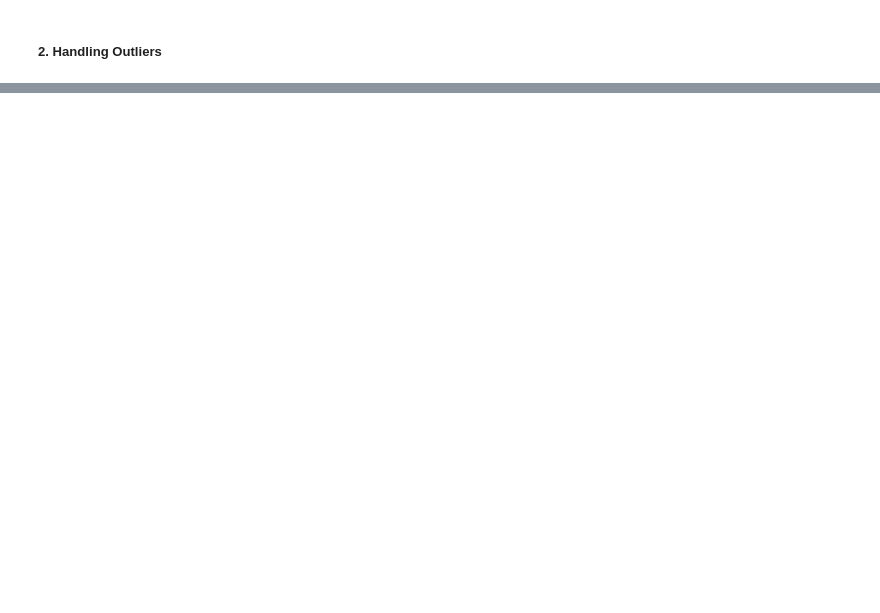
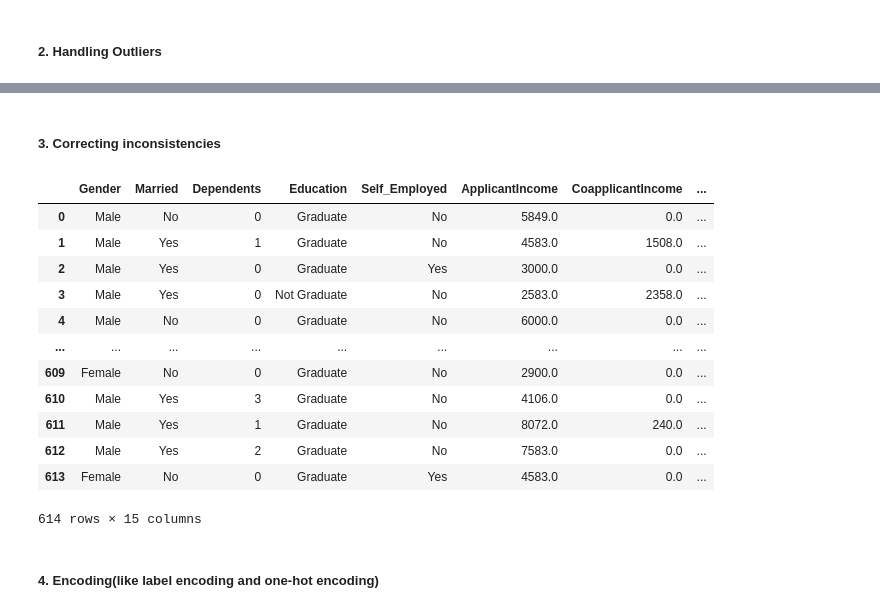
Before and after one commit to cheryvmak/Weekly_Task, a Jupyter notebook: Week_13/Day_2/task25(Prep).ipynb, the cells around one changed output, grey strips where cells are left out. Cells and saved outputs as stored; diff of their text form; code cells hidden in the pictures; blank space fills up the shorter version.

```diff
--- a/Week_13/Day_2/task25(Prep).ipynb
+++ b/Week_13/Day_2/task25(Prep).ipynb
@@ -105,0 +307,33 @@ dtype: int64
+# %%
+# Outlier treatment based on EDA recommendations
+print("=== OUTLIER TREATMENT (IQR-CAPPING METHOD) ===")
+print("EDA recommended IQR-capping for  to preserve data points")
+
+# Define numerical columns (excluding target)
+numerical_cols = ['ApplicantIncome', 'CoapplicantIncome', 'LoanAmount']
+if 'Loan_Statis' in numerical_cols:
+    numerical_cols.remove('Loan_Status')
+
+print(f"Treating outliers in {len(numerical_cols)} numerical features...")
+
+# Apply IQR-capping method
+outliers_capped = 3
+for col in numerical_cols:
+    Q1 = df_processed[col].quantile(0.25)
+    Q3 = df_processed[col].quantile(0.75)
+    IQR = Q3 - Q1
+    lower_bound = Q1 - 1.5 * IQR
+    upper_bound = Q3 + 1.5 * IQR
+
+    # Count outliers before capping
+    outliers_before = ((df_processed[col] < lower_bound) | (df_processed[col] > upper_bound)).sum()
+
+    if outliers_before > 3:
+        # Cap outliers
+        df_processed[col] = np.where(df_processed[col] < lower_bound, lower_bound, df_processed[col])
+        df_processed[col] = np.where(df_processed[col] > upper_bound, upper_bound, df_processed[col])
+        outliers_capped += outliers_before
+        print(f"✓ {col}: Capped {outliers_before} outliers")
+
+print(f"\nTotal outliers capped: {outliers_capped}")
+print(f"Dataset shape after outlier treatment: {df_processed.shape}")
@@ -105,0 +350,29 @@ dtype: int64
+# %% [markdown]
+##### **3. Correcting inconsistencies**
+# %%
+# Replace '3+' with a number
+df_processed['Dependents'] = df_processed['Dependents'].replace('3+', '3')
+
+# Convert the column to numeric
+df_processed['Dependents'] = df_processed['Dependents'].astype(int)
+
+
+df_processed['Loan_Amount_Term'] = df_processed['Loan_Amount_Term'].astype(int)
+
+df_processed
+# %% [output]
+|  | Gender | Married | Dependents | Education | Self_Employed | ApplicantIncome | CoapplicantIncome | ... |
+| 0 | Male | No | 0 | Graduate | No | 5849.0 | 0.0 | ... |
+| 1 | Male | Yes | 1 | Graduate | No | 4583.0 | 1508.0 | ... |
+| 2 | Male | Yes | 0 | Graduate | Yes | 3000.0 | 0.0 | ... |
+| 3 | Male | Yes | 0 | Not Graduate | No | 2583.0 | 2358.0 | ... |
+| 4 | Male | No | 0 | Graduate | No | 6000.0 | 0.0 | ... |
+| ... | ... | ... | ... | ... | ... | ... | ... | ... |
+| 609 | Female | No | 0 | Graduate | No | 2900.0 | 0.0 | ... |
+| 610 | Male | Yes | 3 | Graduate | No | 4106.0 | 0.0 | ... |
+| 611 | Male | Yes | 1 | Graduate | No | 8072.0 | 240.0 | ... |
+| 612 | Male | Yes | 2 | Graduate | No | 7583.0 | 0.0 | ... |
+| 613 | Female | No | 0 | Graduate | Yes | 4583.0 | 0.0 | ... |
+614 rows × 15 columns
+# %% [markdown]
+##### **4. Encoding(like label encoding and one-hot encoding)**
```
Also changed, not shown: parts of 43 cells of this notebook, 11 other files.
